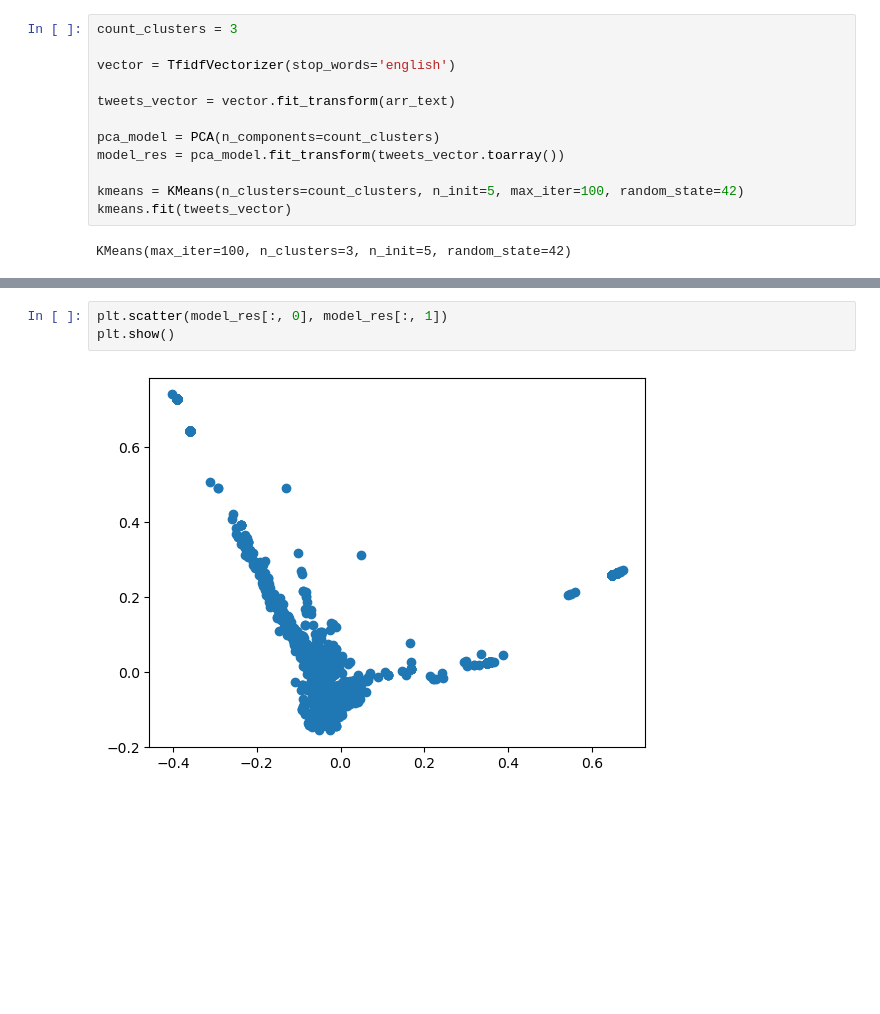
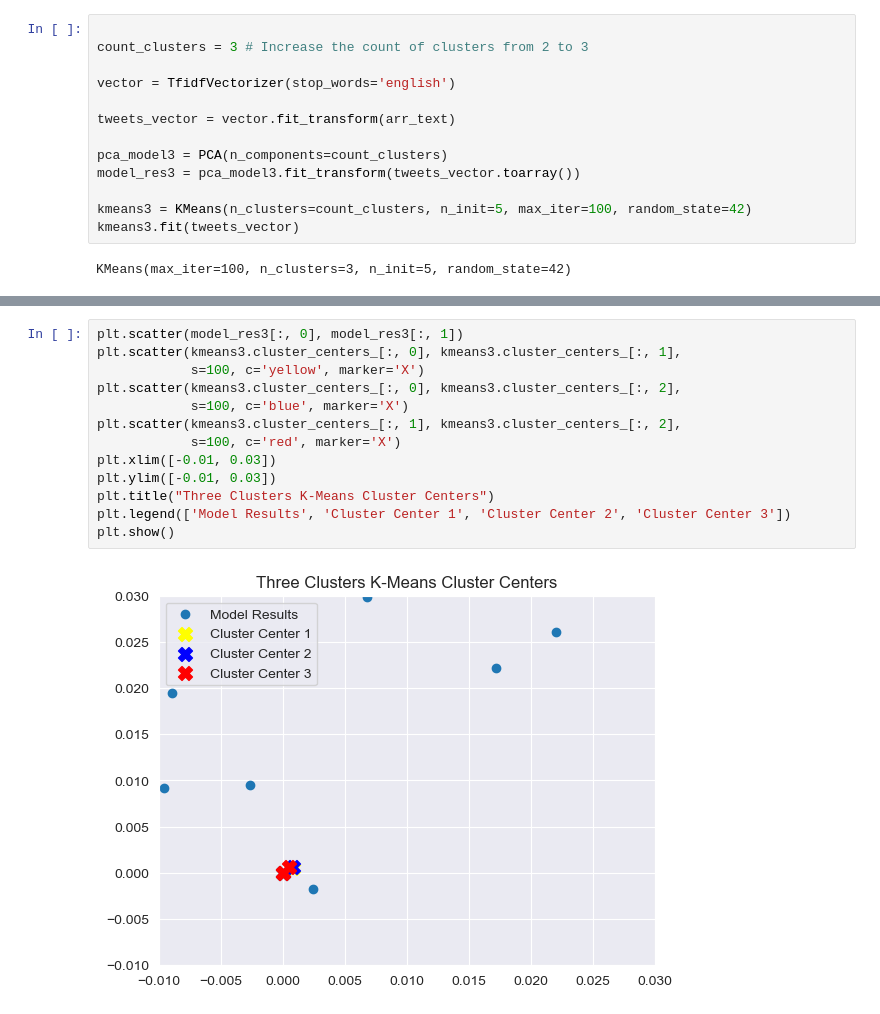
Before and after one commit to matthewjchin/krafttweetsanalysis, a Jupyter notebook: final_project.ipynb, the cells around one changed output, grey strips where cells are left out. Saved outputs shown, nothing was run; the diff lists cells and outputs as text; blank space fills up the shorter version.

```diff
--- a/final_project.ipynb
+++ b/final_project.ipynb
@@ -380,17 +490,18 @@ plt.show()
 Now, I will try a text clustering model where there are three (3) clusters of text, the new cluster being listed as <b>other</b>.
 This will also use the TfidfVectorizer package of the Scikit-Learn library.
 # %%
-count_clusters = 3
+
+count_clusters = 3 # Increase the count of clusters from 2 to 3
 
 vector = TfidfVectorizer(stop_words='english')
 
 tweets_vector = vector.fit_transform(arr_text)
 
-pca_model = PCA(n_components=count_clusters)
-model_res = pca_model.fit_transform(tweets_vector.toarray())
+pca_model3 = PCA(n_components=count_clusters)
+model_res3 = pca_model3.fit_transform(tweets_vector.toarray())
 
-kmeans = KMeans(n_clusters=count_clusters, n_init=5, max_iter=100, random_state=42)
-kmeans.fit(tweets_vector)
+kmeans3 = KMeans(n_clusters=count_clusters, n_init=5, max_iter=100, random_state=42)
+kmeans3.fit(tweets_vector)
 # %% [output]
 KMeans(max_iter=100, n_clusters=3, n_init=5, random_state=42)
 # %%
@@ -536,5 +701,15 @@ plt.show()
 # %%
-plt.scatter(model_res[:, 0], model_res[:, 1])
+plt.scatter(model_res3[:, 0], model_res3[:, 1])
+plt.scatter(kmeans3.cluster_centers_[:, 0], kmeans3.cluster_centers_[:, 1],
+            s=100, c='yellow', marker='X')
+plt.scatter(kmeans3.cluster_centers_[:, 0], kmeans3.cluster_centers_[:, 2],
+            s=100, c='blue', marker='X')
+plt.scatter(kmeans3.cluster_centers_[:, 1], kmeans3.cluster_centers_[:, 2],
+            s=100, c='red', marker='X')
+plt.xlim([-0.01, 0.03])
+plt.ylim([-0.01, 0.03])
+plt.title("Three Clusters K-Means Cluster Centers")
+plt.legend(['Model Results', 'Cluster Center 1', 'Cluster Center 2', 'Cluster Center 3'])
 plt.show()
 # %% [output]
-[figure, old version]
+[figure, new version]
```
Also changed, not shown: parts of 47 cells of this notebook.
